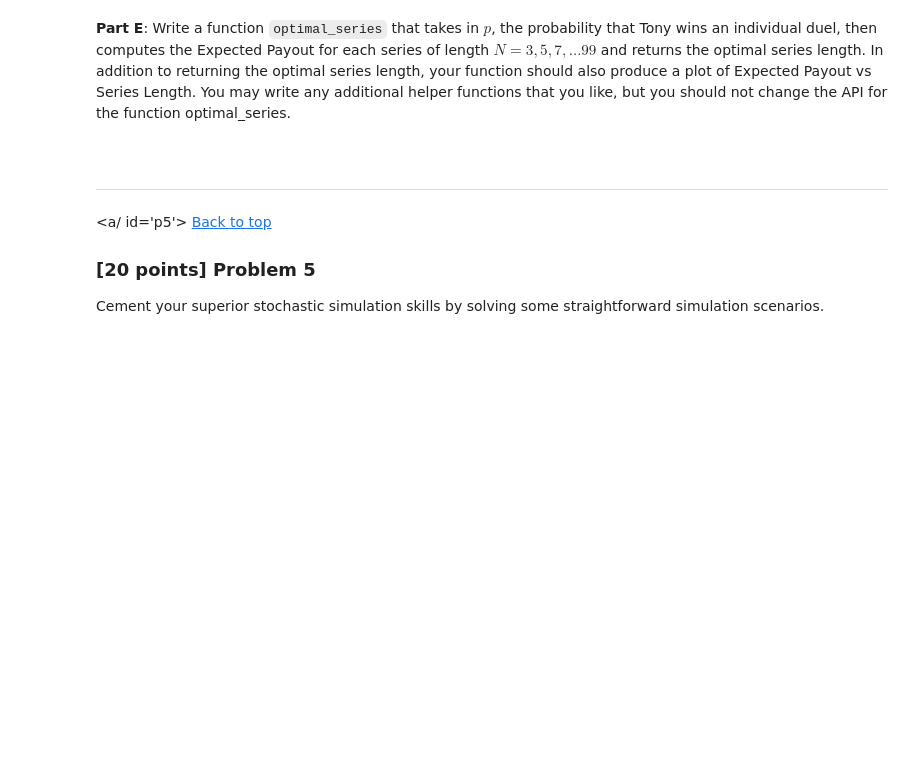
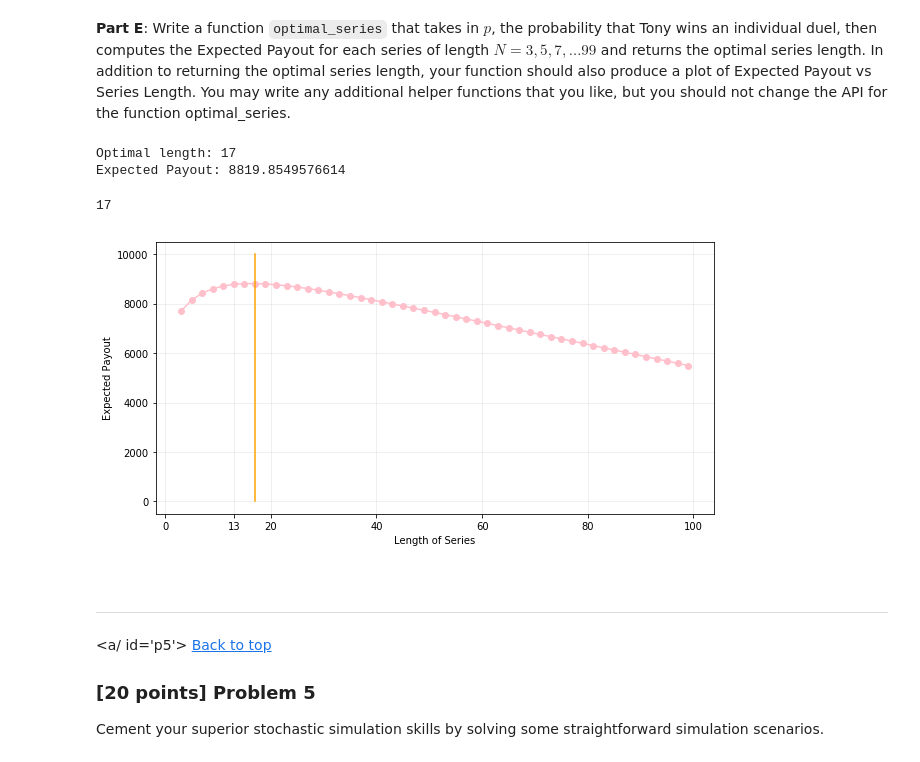
Before and after one commit to jotk/DataScienceClass, a Jupyter notebook: Homework/hmwk03_Kaur_Baljot.ipynb, the cells around one changed output. Drawn from its saved outputs; the diff is of its cells as text; code cells hidden in the pictures; blank space fills up the shorter version.

```diff
--- a/Homework/hmwk03_Kaur_Baljot.ipynb
+++ b/Homework/hmwk03_Kaur_Baljot.ipynb
@@ -320,6 +503,42 @@ def optimal_series(p):
     # something
     optimal_series_length = 1
     return optimal_series_length
+# %%
+p = .7
+N = 9
+fee = 90
+
+def Payout(N, p, fee):
+    r = (N+1) // 2
+    return np.sum([binom(K-1, r-1) * (p**r) * (1-p)**(K-r) * (10000-fee*r) for K in range(r,N+1)])
+
+def optimal_series(p):
+
+    lengthOfSeries = range(3, 100, 2)
+    ePayouts = np.array([Payout(N, p, fee) for N in lengthOfSeries])
+    fig, ax = plt.subplots(nrows=1, ncols=1, figsize=(10,5))
+    ax.plot(lengthOfSeries, ePayouts,color="pink", marker="o")
+    ax.grid(True, alpha=0.25)
+    ax.set_axisbelow(True)
+    ax.set_xlabel("Length of Series")
+    ax.set_ylabel("Expected Payout")
+
+
+    optimal = np.argmax(ePayouts)
+    optimalVal = 2*optimal+3
+    ax.plot([optimalVal, optimalVal], [0,10000], color="orange")
+
+    plt.xticks([0,13,20,40,60,80,100])
+    print("Optimal length:", optimalVal)
+    print("Expected Payout:", ePayouts[optimal])
+    return optimalVal
+
+optimal_series(0.70)
+# %% [output]
+Optimal length: 17
+Expected Payout: 8819.8549576614
+17
+[figure, added]
 # %% [markdown]
 <br>
 
```
Also changed, not shown: parts of 31 cells of this notebook, 2 other files.
